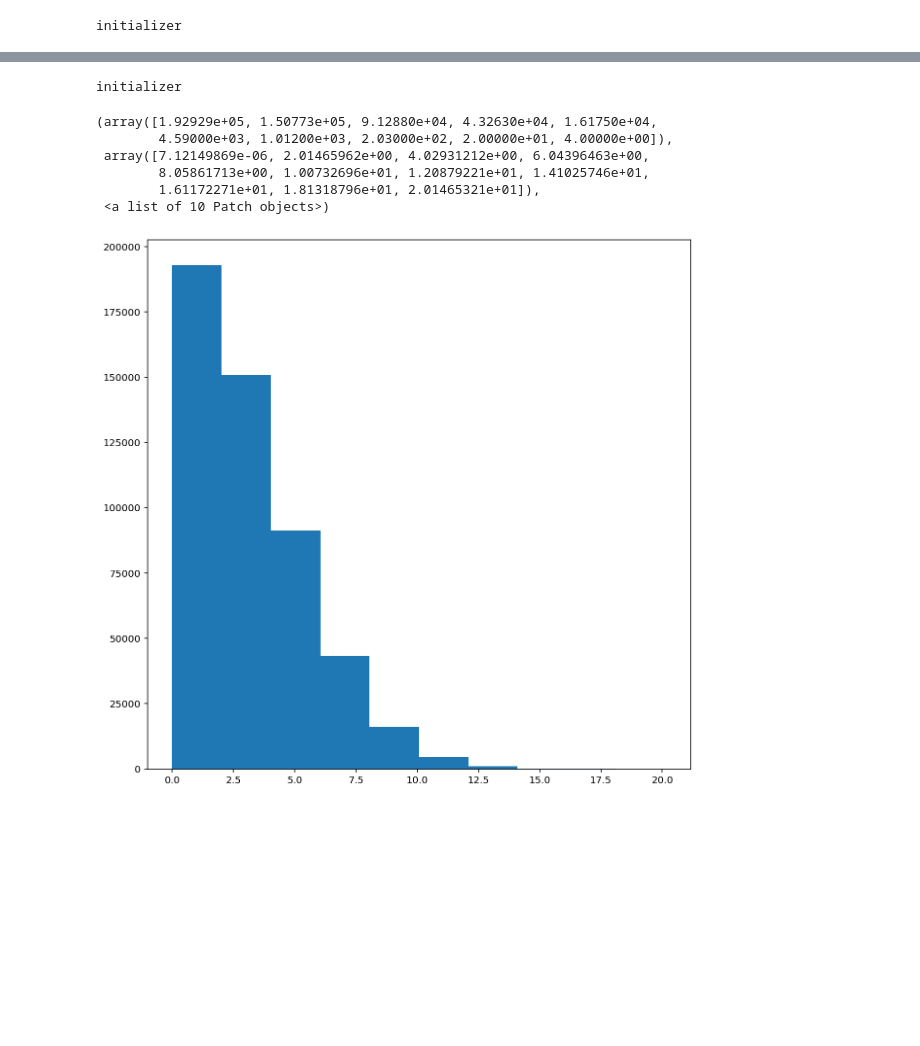
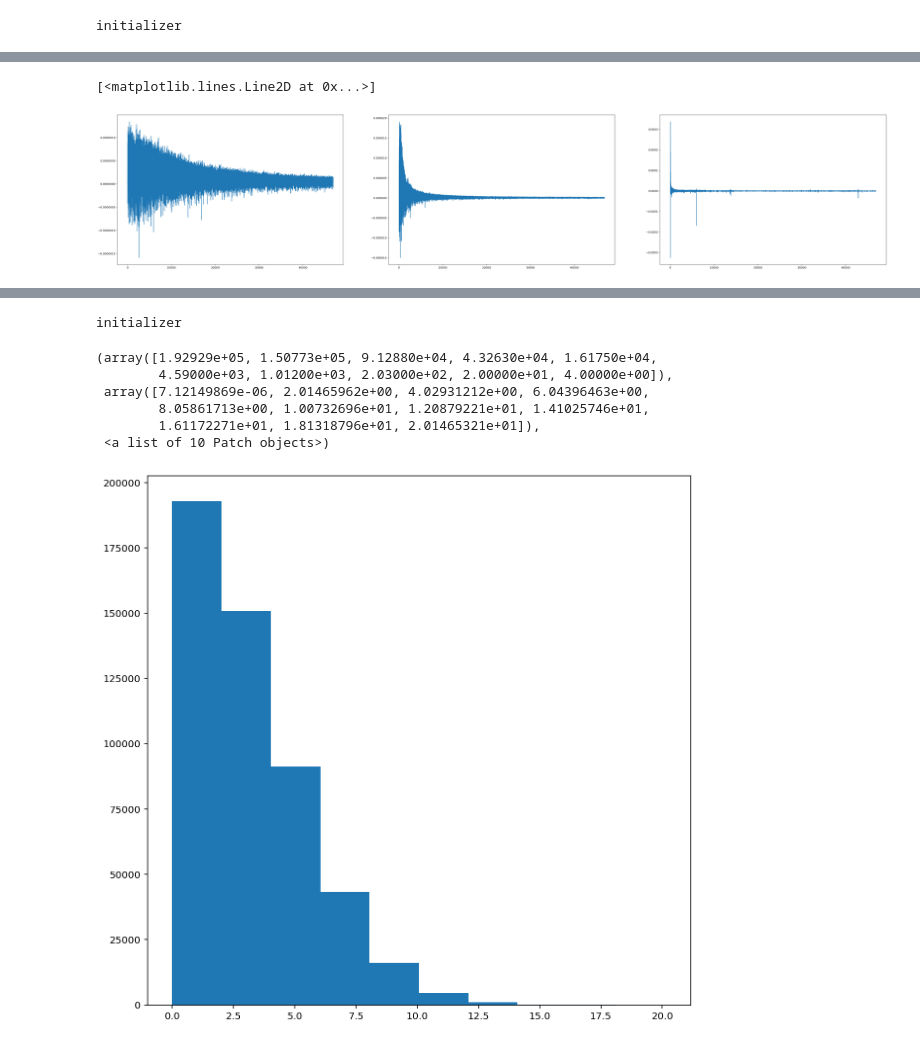
Before and after one commit to kosnil/signed_supermasks, a Jupyter notebook: supermask_experiments.ipynb, the cells around one changed output, grey strips where cells are left out. Drawn from its saved outputs; the diff is of its cells as text; code cells hidden in the pictures; blank space fills up the shorter version.

```diff
--- a/supermask_experiments.ipynb
+++ b/supermask_experiments.ipynb
@@ -153,6 +156,6 @@ initializer
 # %%
 MU=0
 MU_BI = [-0.13, 0.13]
-SIGMA=-1 #0.1 IF SIGMA == -1 --> glorot normal
+SIGMA=-3 #0.1 IF SIGMA == -1 --> glorot normal
 SIGMA_BI = [-SIGMA, SIGMA]
-fcn, initial_weights = init.set_weights_man(fcn, mode="signed_constant", mu=MU, sigma=SIGMA, mu_bi=MU_BI, sigma_bi=SIGMA_BI, save_to="", weight_as_constant=False)
+fcn, initial_weights = init.set_weights_man(fcn, mode="uniform", mu=MU, sigma=SIGMA, mu_bi=MU_BI, sigma_bi=SIGMA_BI, save_to="", weight_as_constant=False)
@@ -165,6 +172,8 @@ def just_train(model, ds_train, epochs=6):
 
     loss_history = []
     acc_history = []
+    gradient_history = []
+    layerwise_output_all = []
 
     for epoch in range(epochs):
 
@@ -173,12 +182,14 @@ def just_train(model, ds_train, epochs=6):
         # Iterate over the batches of the dataset.
         for step, (x_batch_train,y_batch_train) in enumerate(ds_train):
             with tf.GradientTape() as tape:
-                predicted = model(x_batch_train)
+                predicted, layerwise_output = model(x_batch_train)
+                layerwise_output_all.append(layerwise_output)
                 # Compute reconstruction loss
                 loss = loss_fn(y_batch_train, predicted)
 
 
             grads = tape.gradient(loss, model.trainable_weights)
+            gradient_history.append([tf.reduce_mean(g).numpy() for g in grads])
             optimizer.apply_gradients(zip(grads, model.trainable_weights))
 
             loss_metric(loss)
@@ -189,5 +200,5 @@ def just_train(model, ds_train, epochs=6):
 
         print(f"End of Epoch: {epoch+1}: Accuracy = {acc_metric.result().numpy():.6f} --- Mean Loss = {loss_metric.result().numpy():.6f}")
 
-    return loss_history #model,
+    return loss_history, acc_history, layerwise_output_all, gradient_history #model,
 # %%
@@ -217,0 +224,11 @@ plt.plot(loss_history)
+# %%
+plt.figure(figsize=(50,10))
+plt.subplot(1,3,1)
+plt.plot(np.array(gradient_history)[:,0])
+plt.subplot(1,3,2)
+plt.plot(np.array(gradient_history)[:,1])
+plt.subplot(1,3,3)
+plt.plot(np.array(gradient_history)[:,2])
+# %% [output]
+[<matplotlib.lines.Line2D at 0x...>]
+[figure, added]
```
Also changed, not shown: parts of 46 cells of this notebook, 2 other files.
